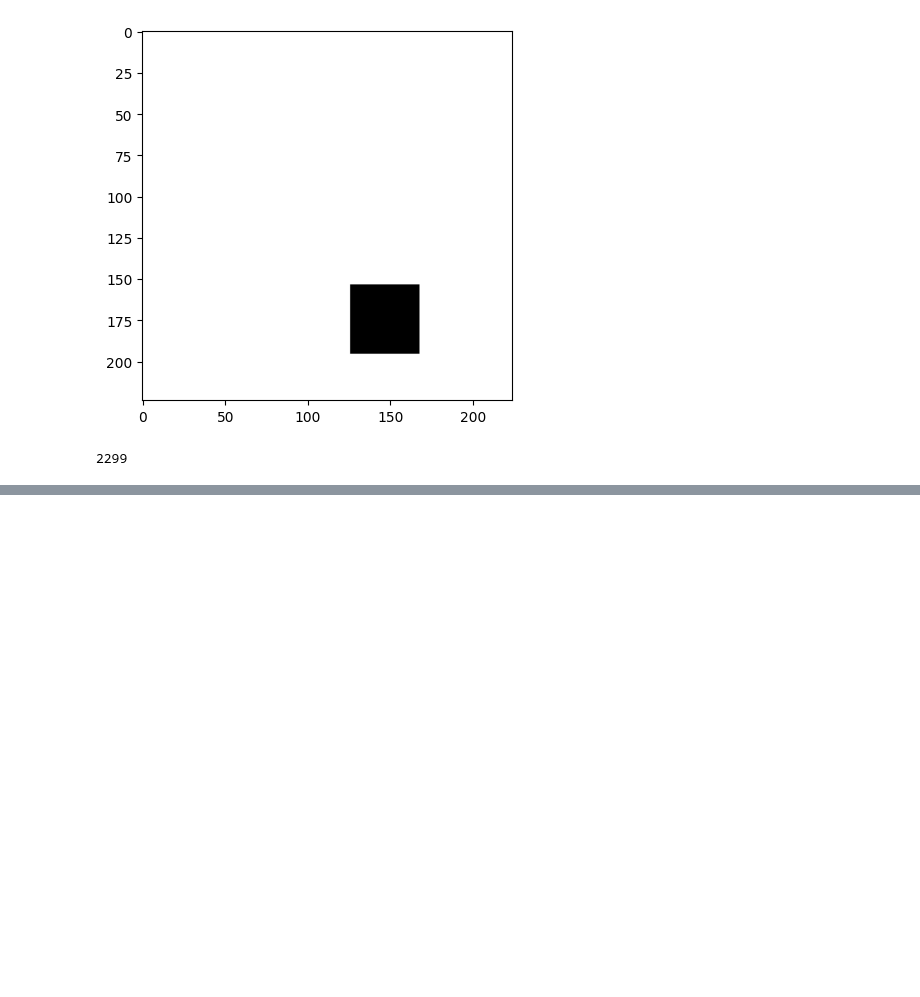
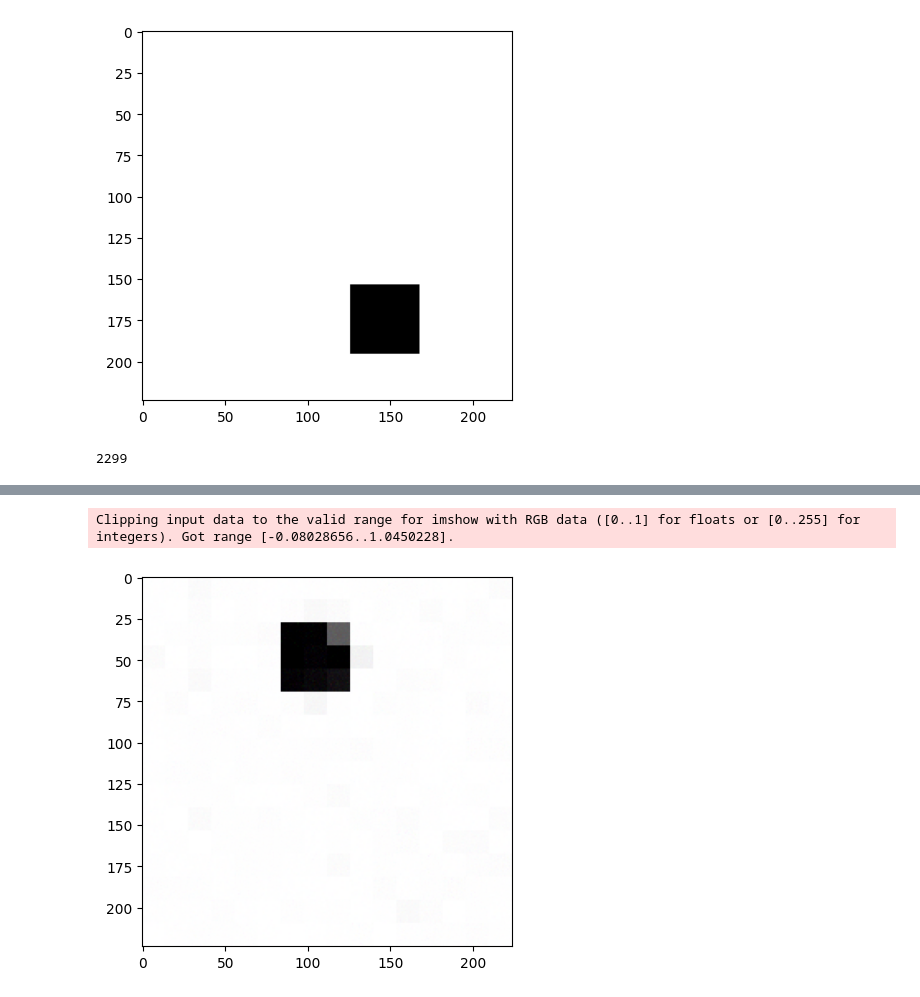
Before and after one commit to atbolsh/TransformerHomunculus, a Jupyter notebook: ImageAuto_MovingSquareTest.ipynb, the cells around one changed output, grey strips where cells are left out. Drawn from its saved outputs; the diff is of its cells as text; code cells hidden in the pictures; blank space fills up the shorter version.

```diff
--- a/ImageAuto_MovingSquareTest.ipynb
+++ b/ImageAuto_MovingSquareTest.ipynb
@@ -127,0 +132,5 @@ b
+# %%
+# First, learn only the features of the images
+optimizer = optim.Adam(list(brain.img_enc.embed.parameters()) + list(brain.img_enc.post_norm.parameters()) + \
+                       list(brain.img_dec.linear_layer.parameters()),\
+                       lr=0.0001, eps=1e-9) #0.0001, betas=(0.9, 0.98), eps=1e-9)
@@ -127,0 +197,37 @@ b
+# %%
+optimizer = optim.Adam(list(brain.img_enc.encoder.parameters()) + list(brain.img_enc.post_norm.parameters()) + \
+                       list(brain.img_dec.decoder.parameters()), \
+                       lr=0.0001, eps=1e-9)
+# %%
+import time
+
+total_batches = 6250*32
+
+total_loss = 0
+brain.train()
+
+for b in range(total_batches):
+    if b == 0:
+        start = time.time()
+    #img_set = G.random_full_image_set(restrict_angles=True)
+    #img_tensor = torch.permute(torch.FloatTensor(img_set).to(device), (0, 3, 1, 2))
+    img_tensor, tgt_tensor = get_moving_data(8) # 4
+    batch_size = img_tensor.size()[0]
+    text_context = torch.randn((batch_size, 32, 768), device=device) # easier for pretraining to use randn
+    recon = brain.img_autoencoder(img_tensor, text_context)
+    loss = criterion(recon, tgt_tensor)#img_tensor)
+    loss.backward()
+    optimizer.step()
+    optimizer.zero_grad()
+    total_loss += loss.item()
+    if b == 0:
+        runtime = time.time() - start
+        print(f"Time for 1 batch: {runtime} seconds")
+    if (b % 100 == 99):
+        avg_loss = total_loss / 100
+        if avg_loss < 2e-3:
+            break # leaving it too long made it break and go back. Clearly this is still not super stable.
+        total_loss = 0
+        print(f"Avg loss for last 100 batches, at batch {b + 1}: {avg_loss}")
+        torch.save(brain.img_enc.state_dict(), f'brain_checkpoints/img_encoder_weights_DEBUG_MOVING_v9_batch{b+1}.pth')
+        torch.save(brain.img_dec.state_dict(), f'brain_checkpoints/img_decoder_weights_DEBUG_MOVING_v9_batch{b+1}.pth')
@@ -127,0 +252,5 @@ b
+# %%
+quick_display(recon[2])
+# %% [output]
+Clipping input data to the valid range for imshow with RGB data ([0..1] for floats or [0..255] for integers). Got range [-0.08028656..1.0450228].
+[figure, added]
```
Also changed, not shown: parts of 11 cells of this notebook, 3 other files.
